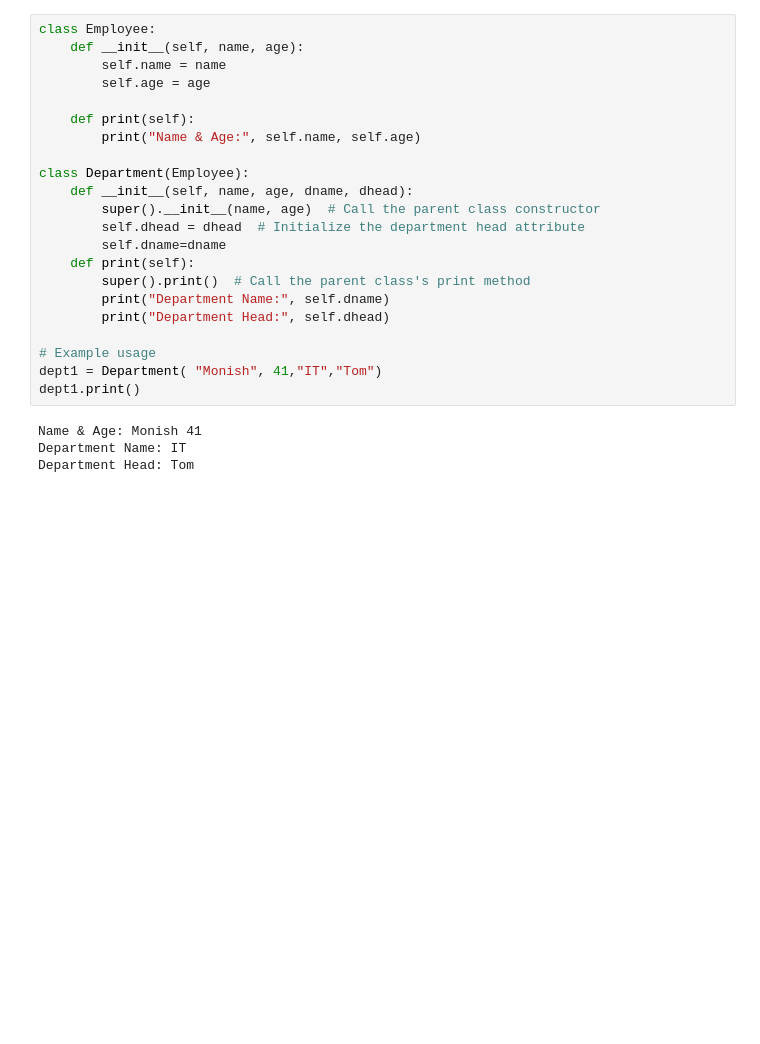
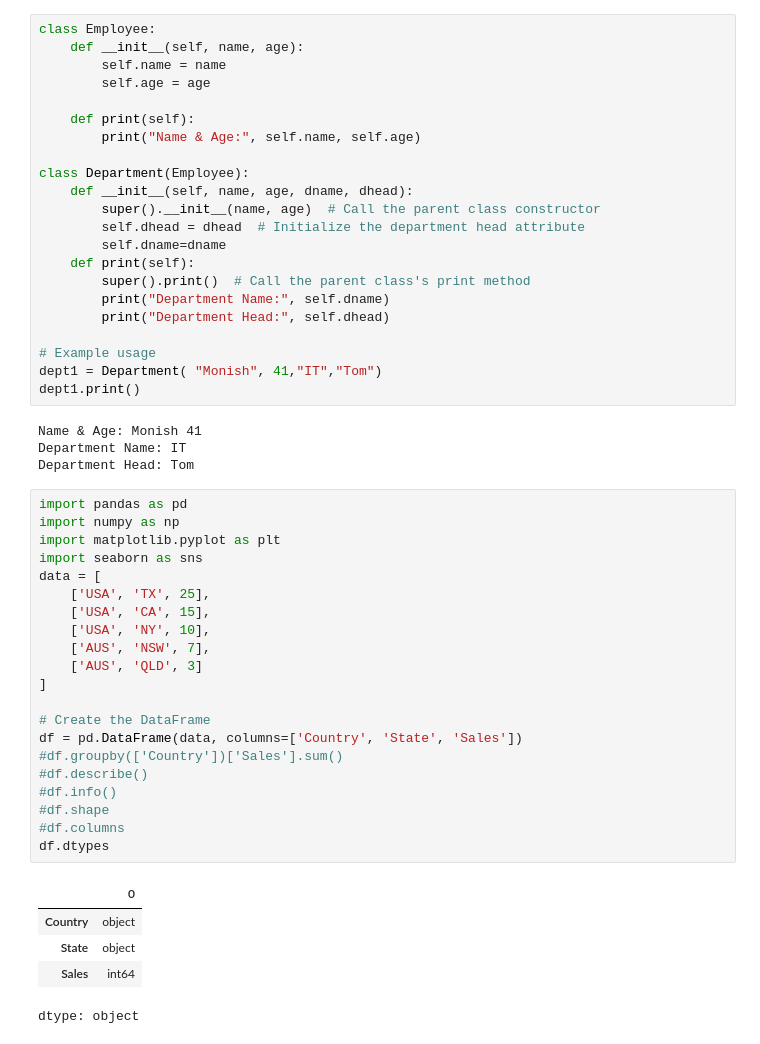
Before and after one commit to monishvarghesejoshy/emanzon, a Jupyter notebook: try.ipynb, the cells around one changed output. Cells and saved outputs as stored; diff of their text form; blank space fills up the shorter version.

```diff
--- a/try.ipynb
+++ b/try.ipynb
@@ -353,3 +353,30 @@ dept1.print()
 Name & Age: Monish 41
 Department Name: IT
 Department Head: Tom
+# %%
+import pandas as pd
+import numpy as np
+import matplotlib.pyplot as plt
+import seaborn as sns
+data = [
+    ['USA', 'TX', 25],
+    ['USA', 'CA', 15],
+    ['USA', 'NY', 10],
+    ['AUS', 'NSW', 7],
+    ['AUS', 'QLD', 3]
+]
+
+# Create the DataFrame
+df = pd.DataFrame(data, columns=['Country', 'State', 'Sales'])
+#df.groupby(['Country'])['Sales'].sum()
+#df.describe()
+#df.info()
+#df.shape
+#df.columns
+df.dtypes
+# %% [output]
+|  | 0 |
+| Country | object |
+| State | object |
+| Sales | int64 |
+dtype: object
```
